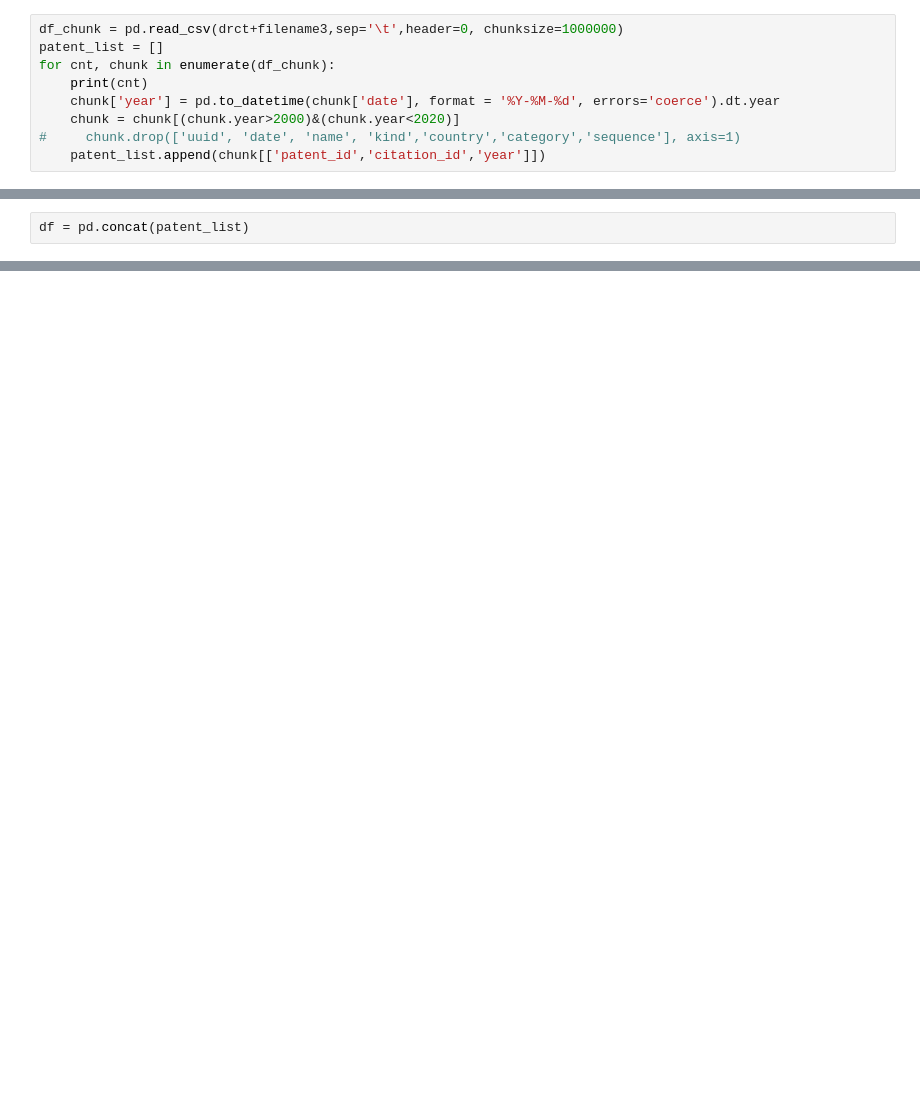
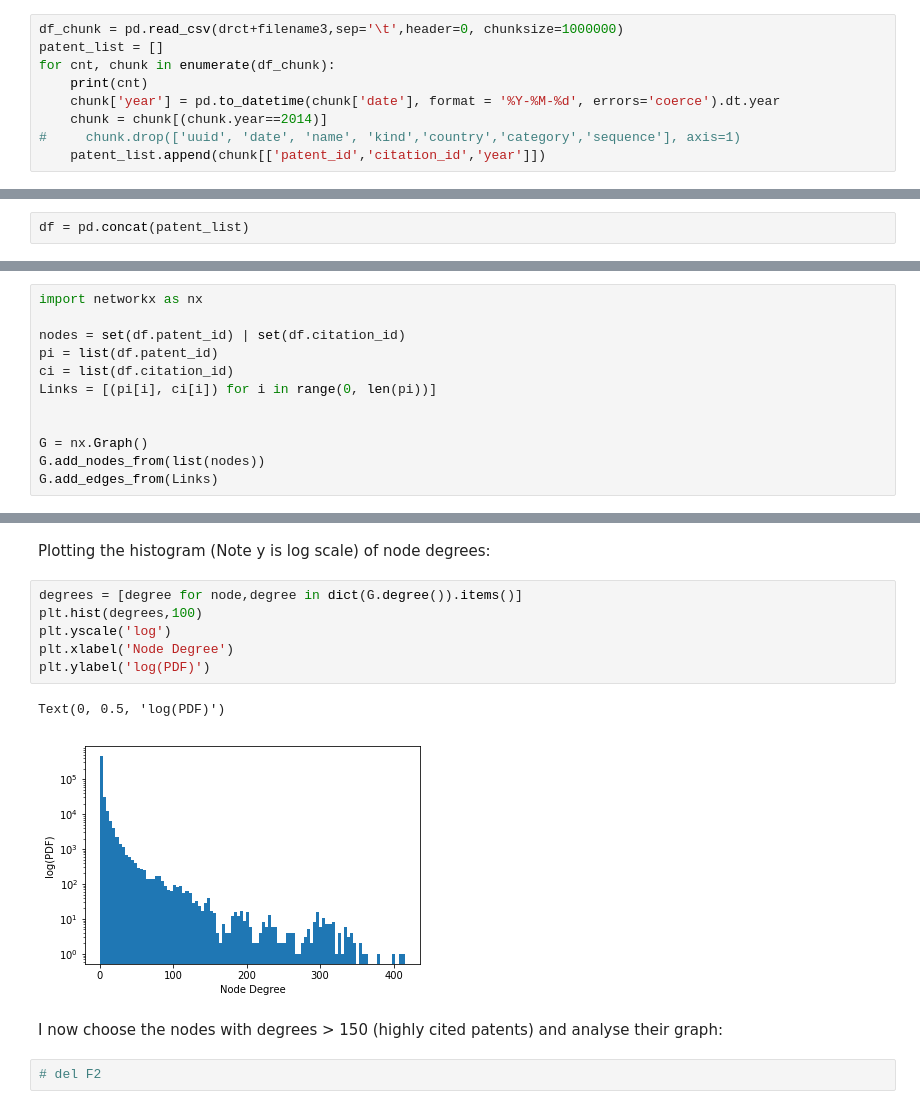
Before and after one commit to somayehfarhadi/DIF, a Jupyter notebook: Patent_query-Copy2.ipynb, the cells around one changed output, grey strips where cells are left out. Cells and saved outputs as stored; diff of their text form; blank space fills up the shorter version.

```diff
--- a/Patent_query-Copy2.ipynb
+++ b/Patent_query-Copy2.ipynb
@@ -13,7 +16,7 @@ patent_list = []
 for cnt, chunk in enumerate(df_chunk):
     print(cnt)
     chunk['year'] = pd.to_datetime(chunk['date'], format = '%Y-%M-%d', errors='coerce').dt.year
-    chunk = chunk[(chunk.year>2000)&(chunk.year<2020)]
+    chunk = chunk[(chunk.year==2014)]
 #     chunk.drop(['uuid', 'date', 'name', 'kind','country','category','sequence'], axis=1)
     patent_list.append(chunk[['patent_id','citation_id','year']])
 # %% [output]
@@ -237,0 +48,12 @@ plt.hist(df_concat.year[(df_concat.year>1990)&(df_concat.year<2020)],100)
+# %%
+import networkx as nx
+
+nodes = set(df.patent_id) | set(df.citation_id)
+pi = list(df.patent_id)
+ci = list(df.citation_id)
+Links = [(pi[i], ci[i]) for i in range(0, len(pi))]
+
+
+G = nx.Graph()
+G.add_nodes_from(list(nodes))
+G.add_edges_from(Links)
@@ -237,0 +70,15 @@ plt.hist(df_concat.year[(df_concat.year>1990)&(df_concat.year<2020)],100)
+# %% [markdown]
+Plotting the histogram (Note y is log scale) of node degrees:
+# %%
+degrees = [degree for node,degree in dict(G.degree()).items()]
+plt.hist(degrees,100)
+plt.yscale('log')
+plt.xlabel('Node Degree')
+plt.ylabel('log(PDF)')
+# %% [output]
+Text(0, 0.5, 'log(PDF)')
+[figure, added]
+# %% [markdown]
+I now choose the nodes with degrees > 150 (highly cited patents) and analyse their graph:
+# %%
+# del F2
```
Also changed, not shown: parts of 26 cells of this notebook.
